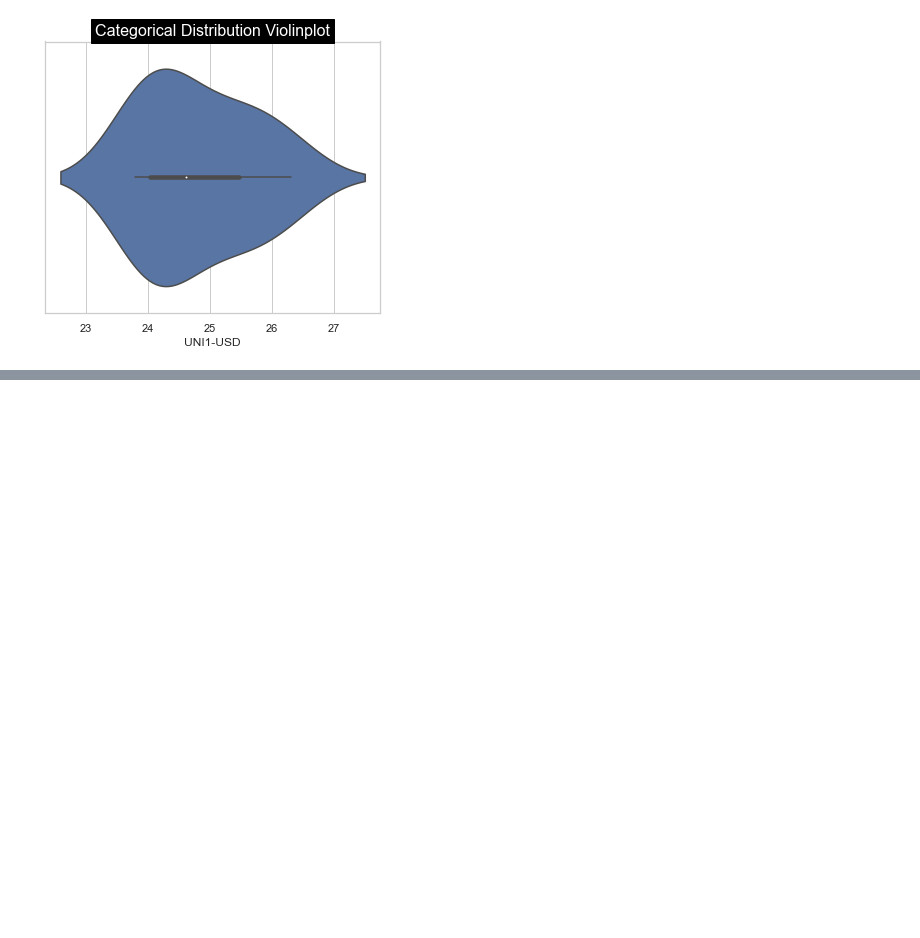
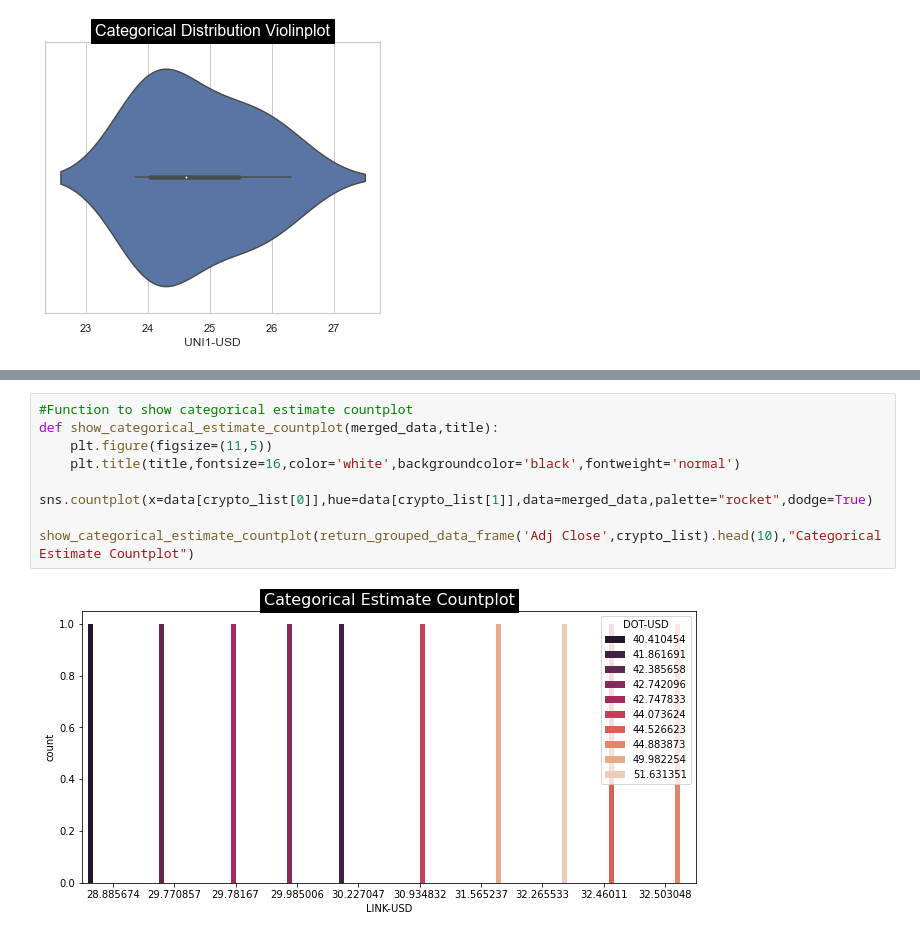
Before and after one commit to abdur-rahim-p/Data-Science-Project, a Jupyter notebook: Chart Visualization Using Seaborn.ipynb, the cells around one changed output, grey strips where cells are left out. Saved outputs shown, nothing was run; the diff lists cells and outputs as text; blank space fills up the shorter version.

```diff
--- a/Chart Visualization Using Seaborn.ipynb
+++ b/Chart Visualization Using Seaborn.ipynb
@@ -108,2 +108,12 @@ show_categorical_distribution_pointplot(return_grouped_data_frame('Low',crypto_l
 # %% [output]
 [figure]
+# %%
+#Function to show categorical estimate countplot
+def show_categorical_estimate_countplot(merged_data,title):
+    plt.figure(figsize=(11,5))
+    plt.title(title,fontsize=16,color='white',backgroundcolor='black',fontweight='normal')
+    sns.countplot(x=data[crypto_list[0]],hue=data[crypto_list[1]],data=merged_data,palette="rocket",dodge=True)
+
+show_categorical_estimate_countplot(return_grouped_data_frame('Adj Close',crypto_list).head(10),"Categorical Estimate Countplot")
+# %% [output]
+[figure, added]
```
Also changed, not shown: parts of 1 cell of this notebook.
